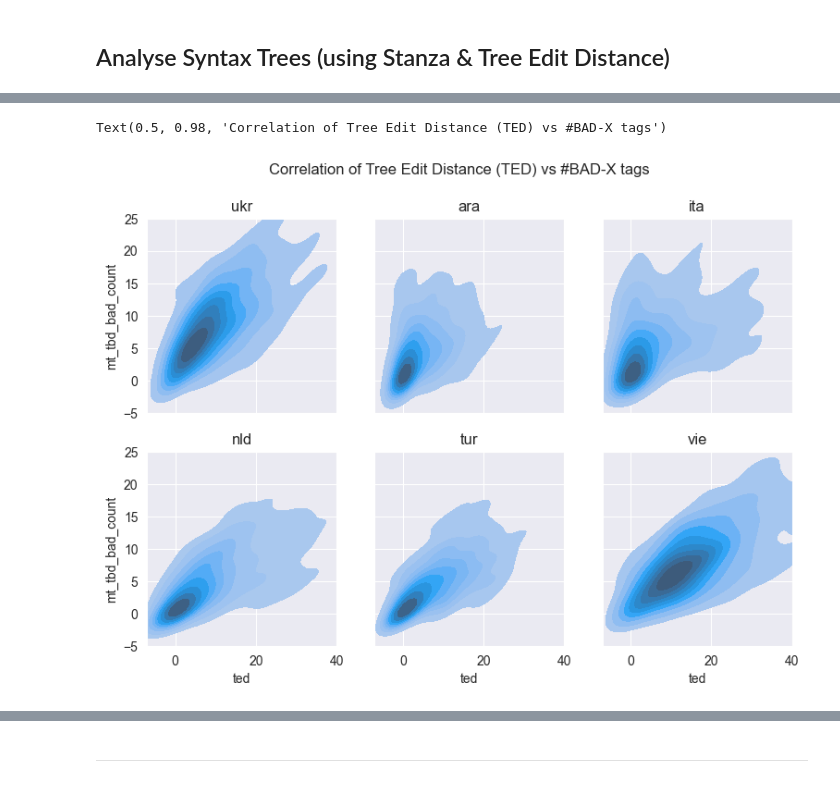
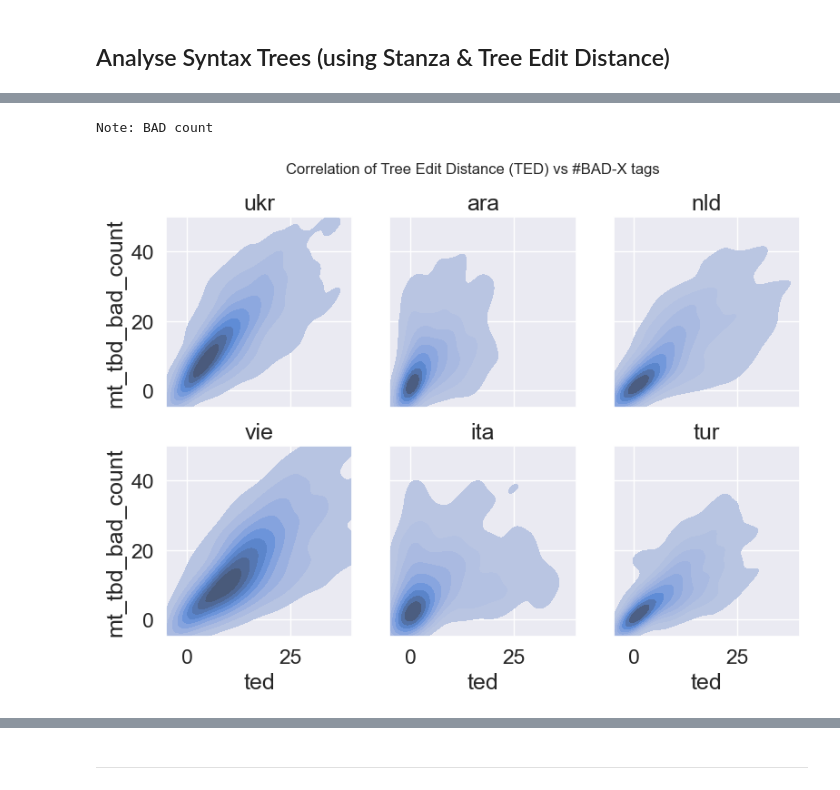
Before and after one commit to gsarti/divemt, a Jupyter notebook: notebooks/fine-grained-analysis.ipynb, the cells around one changed output, grey strips where cells are left out. Drawn from its saved outputs; the diff is of its cells as text; code cells hidden in the pictures.

```diff
--- a/notebooks/fine-grained-analysis.ipynb
+++ b/notebooks/fine-grained-analysis.ipynb
@@ -273,8 +381,6 @@ def list_to_stanza_sentence(token_list, annotations_list) -> StanzaSentence:
     return sentence
 # %%
 # use astred to calculate tree edit distance
-
-df_synt_scores = pd.DataFrame()
 
 langs = {
     'vie': 'vi',
@@ -285,19 +391,15 @@ langs = {
     'nld': 'nl',
 }
 
+synt_scores_list = []
+
 for _id, x in tqdm(df.iterrows(), total=len(df)):
-    pe_tokens = eval(x['tgt_tokens'])
-    pe_annotations = eval(x['tgt_annotations'])
-    mt_tokens = eval(x['mt_tokens'])
-    mt_annotations = eval(x['mt_annotations'])
-    mt_tbd_qe = eval(x['mt_tbd_qe'])
-    mt_pe_alignments_raw = eval(x['mt_pe_tbd_qe_alignments'])
-    mt_pe_alignments_dict = defaultdict(list)
-
-    for k, v, score in mt_pe_alignments_raw:
-        if k is not None:
-            mt_pe_alignments_dict[k].append(v)
-
+    pe_tokens = x['tgt_tokens']
+    pe_annotations = x['tgt_annotations']
+    mt_tokens = x['mt_tokens']
+    mt_annotations = x['mt_annotations']
+    mt_tbd_qe = x['mt_tbd_qe']
+    mt_pe_alignments_dict = x['mt_pe_tbd_qe_alignments_dict']
     mt_pe_alignments_pairs = [(k, v[0]) for k, v in mt_pe_alignments_dict.items() if len(v) > 0 and v[0] is not None]
 
     # fix 2 sentences examples with 2 heads to be 1 headed (match to first head
@@ -351,13 +453,13 @@ for _id, x in tqdm(df.iterrows(), total=len(df)):
         print('pe_annotations', [i['head'] for i in pe_annotations])
         ted = None
 
-    _df_synt_scores = pd.DataFrame([{
+    synt_scores_list.append({
         'unit_id': _id,
         'lang_id': x['lang_id'],
         'ted': int(ted),
-    }])
-    df_synt_scores = pd.concat([df_synt_scores, _df_synt_scores], ignore_index=True)
+    })
 
+df_synt_scores = pd.DataFrame(synt_scores_list)
 df_synt_scores['ted'] = df_synt_scores['ted'].astype(int)
 
 df_synt_scores
@@ -409,7 +513,9 @@ plt.show()
 
 f, axes = plt.subplots(2, 3, figsize=(9, 6), sharex=True, sharey=True)
 
-for ax, lang in zip(axes.flat, df['lang_id'].unique()):
+# langs = df['lang_id'].unique()
+langs = ['ukr', 'ara', 'nld', 'vie', 'ita', 'tur']
+for ax, lang in zip(axes.flat, langs):
     #
     # # Create a cubehelix colormap to use with kdeplot
     # cmap = sns.cubehelix_palette(start=s, light=1, as_cmap=True)
@@ -436,5 +542,5 @@ plt.show()
 # %%
-df_synt_scores['mt_tbd_bad_count'] = df['mt_tbd_qe'].apply(eval).apply(lambda x: sum(len(i - {'OK', 'BAD-DEL-L', 'BAD-DEL-R', 'BAD-SHF'}) for i in x)).values
+df_synt_scores['mt_tbd_bad_count'] = df['mt_tbd_qe'].apply(lambda x: sum(len(i - {'OK', 'BAD-DEL-R'}) for i in x)).values
 df_synt_scores.sample(5)
 # %% [output]
 |  | unit_id | lang_id | ted | mt_tbd_bad_count |
@@ -468,30 +565,33 @@ Note: BAD count except for BAD-DEL and BAD-SHF
 # %%
+print('Note: BAD count')
 
 f, axes = plt.subplots(2, 3, figsize=(9, 6), sharex=True, sharey=True)
 
-for ax, lang in zip(axes.flat, df['lang_id'].unique()):
+# langs = df['lang_id'].unique()
+langs = ['ukr', 'ara', 'nld', 'vie', 'ita', 'tur']
+for ax, lang in zip(axes.flat, langs):
     #
     # # Create a cubehelix colormap to use with kdeplot
     # cmap = sns.cubehelix_palette(start=s, light=1, as_cmap=True)
 
     sns.kdeplot(
         df_synt_scores[df_synt_scores['lang_id'] == lang],
         x="ted",
         y="mt_tbd_bad_count",
         # cmap=None,
         fill=True,
         # clip=(-5, 5),
         # cut=10,
         # thresh=0,
         # levels=15,
         ax=ax,
     )
     ax.set_title(lang)
     # ax.set_axis_off()
 
-ax.set(xlim=(-7, 40), ylim=(-5, 25))
+ax.set(xlim=(-5, 40), ylim=(-5, 50))
 f.suptitle("Correlation of Tree Edit Distance (TED) vs #BAD-X tags", fontsize=12)
 plt.show()
 # %% [output]
-Text(0.5, 0.98, 'Correlation of Tree Edit Distance (TED) vs #BAD-X tags')
+Note: BAD count
-[figure, old version]
+[figure, new version]
```
Also changed, not shown: parts of 36 cells of this notebook.
